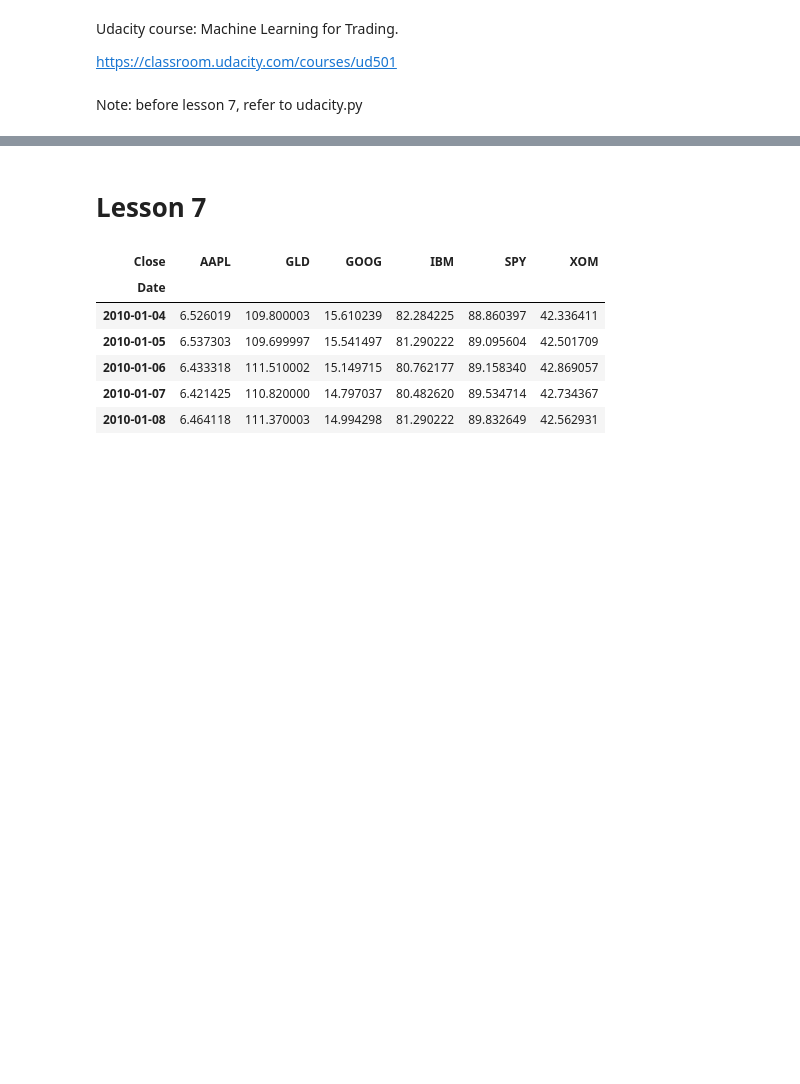
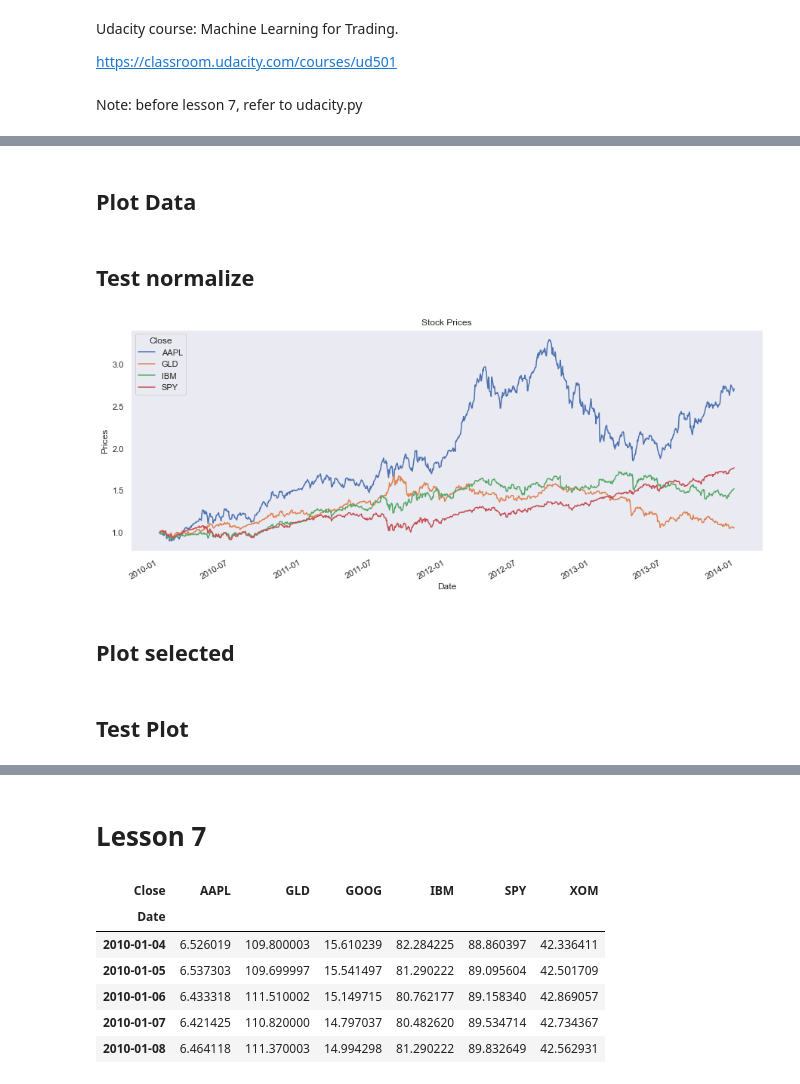
Before and after one commit to mathieugouin/tradesim, a Jupyter notebook: udacity.ipynb, the cells around one changed output, grey strips where cells are left out. Saved outputs shown, nothing was run; the diff lists cells and outputs as text; code cells hidden in the pictures; blank space fills up the shorter version.

```diff
--- a/udacity.ipynb
+++ b/udacity.ipynb
@@ -30,0 +128,2 @@ Note: before lesson 7, refer to udacity.py
+# %%
+df = db.get_all_symbol_single_data_item('Close')
@@ -30,0 +163,21 @@ Note: before lesson 7, refer to udacity.py
+# %% [markdown]
+## Plot Data
+# %%
+def plot_data(df, title="Stock Prices", ylabel="Prices"):
+    """Plot the data frame"""
+    ax = df.plot(title=title)
+    ax.set_xlabel("Date")
+    ax.set_ylabel(ylabel)
+    plt.grid()
+# %% [markdown]
+## Test normalize
+# %%
+df = db.get_all_symbol_single_data_item('Close').loc[:, ['AAPL', 'GLD', 'IBM', 'SPY']]
+# %%
+df2 = fu.normalize_data_frame(df)
+# %%
+plot_data(df2)
+# %% [output]
+[figure, added]
+# %% [markdown]
+## Plot selected
@@ -30,0 +188,2 @@ Note: before lesson 7, refer to udacity.py
+# %% [markdown]
+## Test Plot
```
Also changed, not shown: parts of 100 cells of this notebook, 1 other file.
